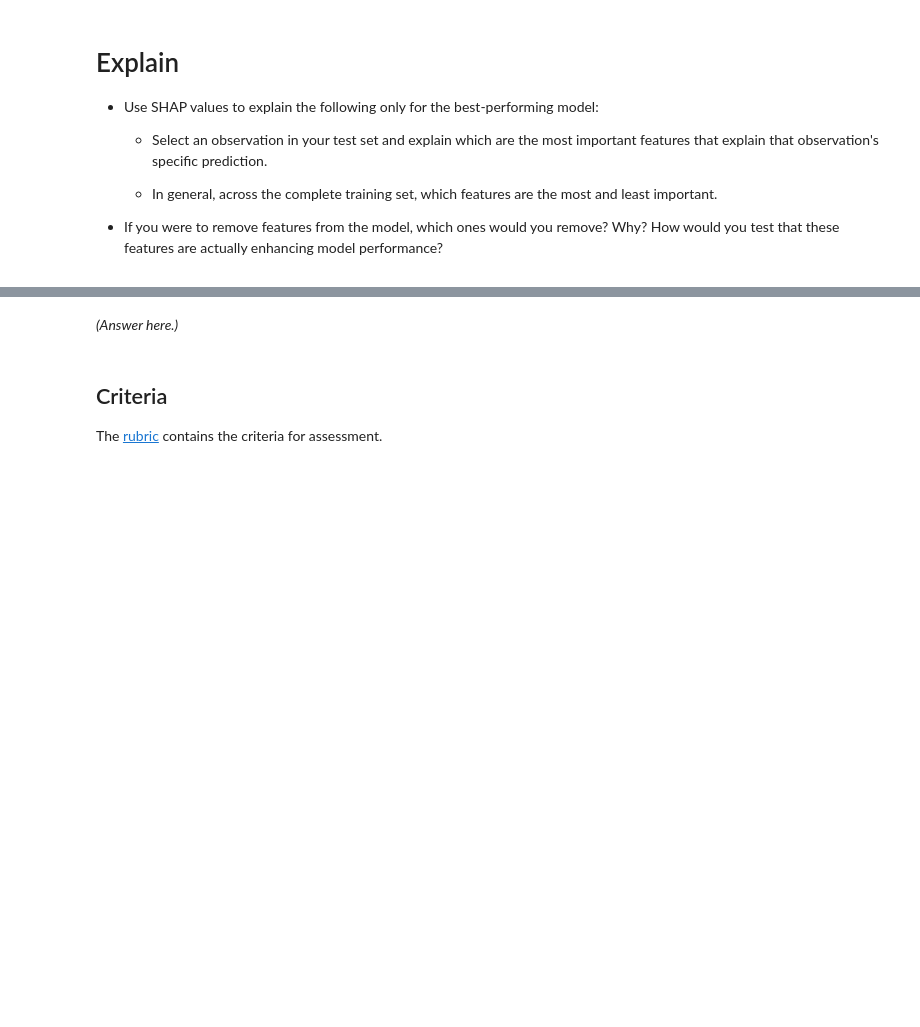
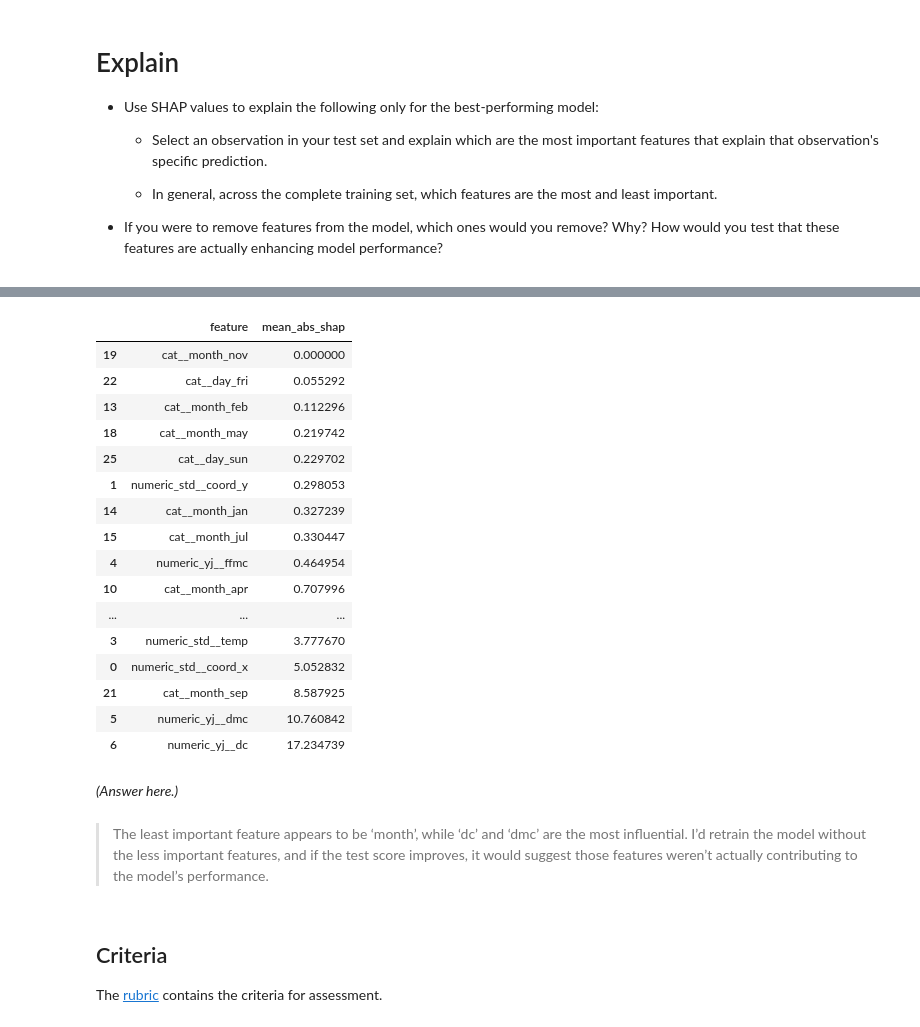
Before and after one commit to sumitgiri87/production, a Jupyter notebook: 02_activities/assignments/assignment_2.ipynb, the cells around one changed output, grey strips where cells are left out. Saved outputs shown, nothing was run; the diff lists cells and outputs as text; code cells hidden in the pictures; blank space fills up the shorter version.

```diff
--- a/02_activities/assignments/assignment_2.ipynb
+++ b/02_activities/assignments/assignment_2.ipynb
@@ -321,5 +644,33 @@ dtype: float64
+# %%
+shap_importance = np.abs(shap_values.values).mean(axis=0)
+feature_names = best_model.named_steps['preprocessing'].get_feature_names_out()
+importance_df = pd.DataFrame({
+    'feature': feature_names,
+    'mean_abs_shap': shap_importance
+}).sort_values(by='mean_abs_shap', ascending=True)
+importance_df
+# %% [output]
+|  | feature | mean_abs_shap |
+| 19 | cat__month_nov | 0.000000 |
+| 22 | cat__day_fri | 0.055292 |
+| 13 | cat__month_feb | 0.112296 |
+| 18 | cat__month_may | 0.219742 |
+| 25 | cat__day_sun | 0.229702 |
+| 1 | numeric_std__coord_y | 0.298053 |
+| 14 | cat__month_jan | 0.327239 |
+| 15 | cat__month_jul | 0.330447 |
+| 4 | numeric_yj__ffmc | 0.464954 |
+| 10 | cat__month_apr | 0.707996 |
+| ... | ... | ... |
+| 3 | numeric_std__temp | 3.777670 |
+| 0 | numeric_std__coord_x | 5.052832 |
+| 21 | cat__month_sep | 8.587925 |
+| 5 | numeric_yj__dmc | 10.760842 |
+| 6 | numeric_yj__dc | 17.234739 |
 # %% [markdown]
 *(Answer here.)*
+# %% [markdown]
+> The least important feature appears to be ‘month’, while ‘dc’ and ‘dmc’ are the most influential. I’d retrain the model without the less important features, and if the test score improves, it would suggest those features weren’t actually contributing to the model’s performance.
 # %% [markdown]
 ## Criteria
 
```
Also changed, not shown: parts of 42 cells of this notebook.
